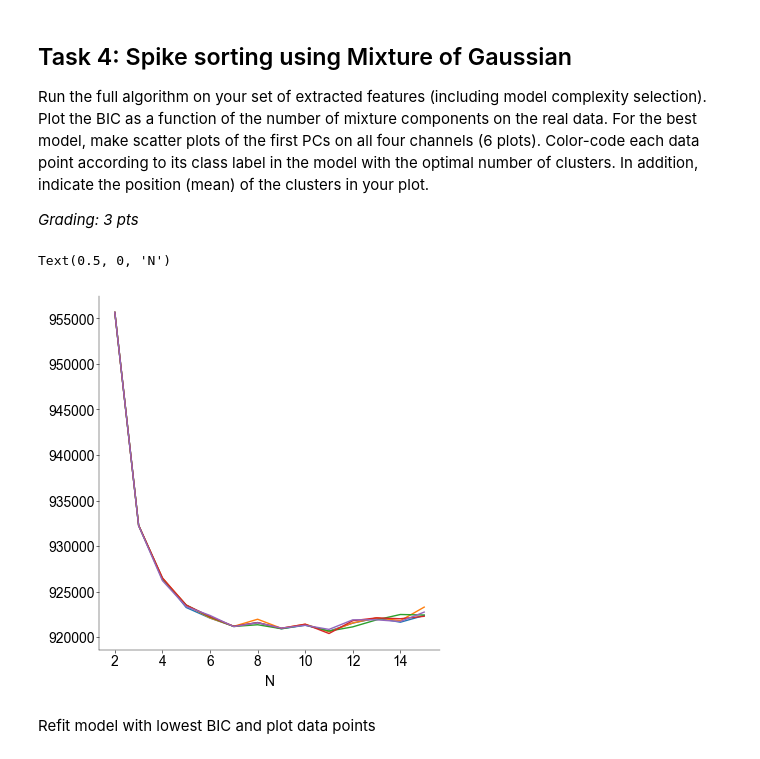
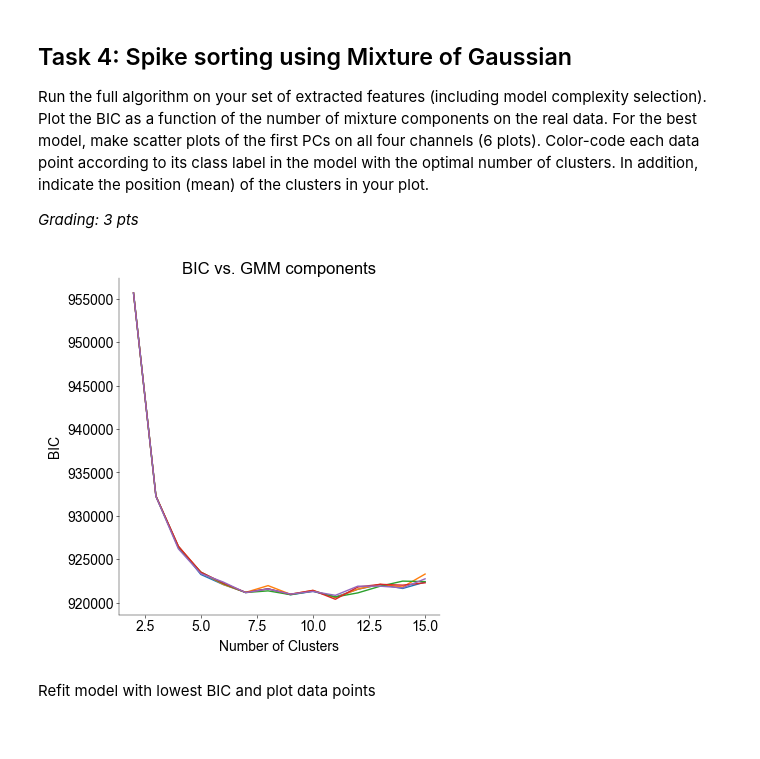
Before and after one commit to atimcenko/tu-neural-data-science, a Jupyter notebook: notebooks/CodingLab2_Ali.ipynb, the cells around one changed output. Cells and saved outputs as stored; diff of their text form; code cells hidden in the pictures.

```diff
--- a/notebooks/CodingLab2_Ali.ipynb
+++ b/notebooks/CodingLab2_Ali.ipynb
@@ -414,13 +422,15 @@ for seed in range(num_seeds):
 # %%
 fig, ax = plt.subplots(figsize=(4, 4))
 
 # plot BIC
 for seed in range(num_seeds):
     ax.plot(K, BIC[seed])
-ax.set_xlabel("N")
+ax.set_title("BIC vs. GMM components")
+ax.set_ylabel("BIC")
+ax.set_xlabel("Number of Clusters")
+plt.show()
 # %% [output]
-Text(0.5, 0, 'N')
-[figure, old version]
+[figure, new version]
 # %% [markdown]
 Refit model with lowest BIC and plot data points
 # %%
```
Also changed, not shown: parts of 9 cells of this notebook, 5 other files.
